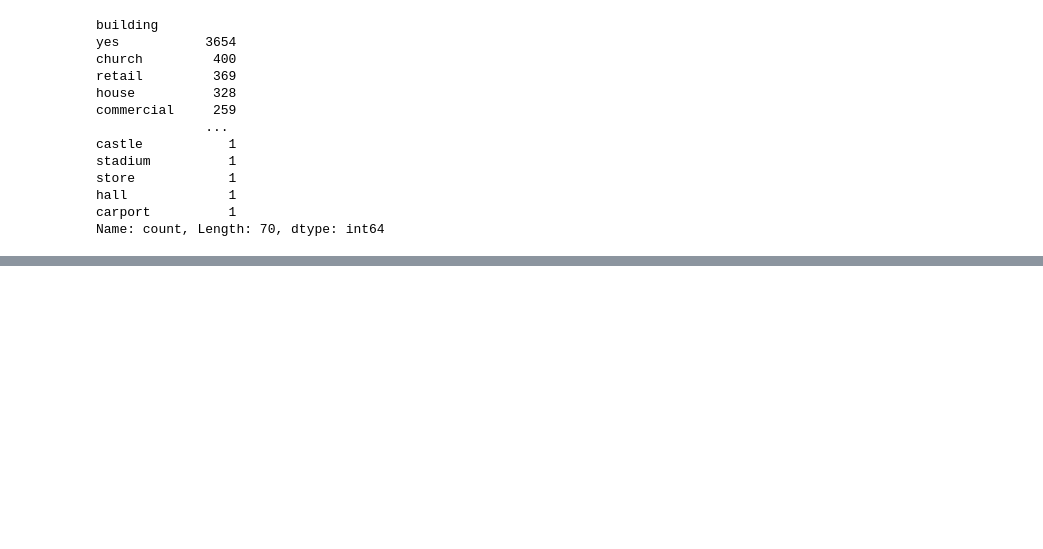
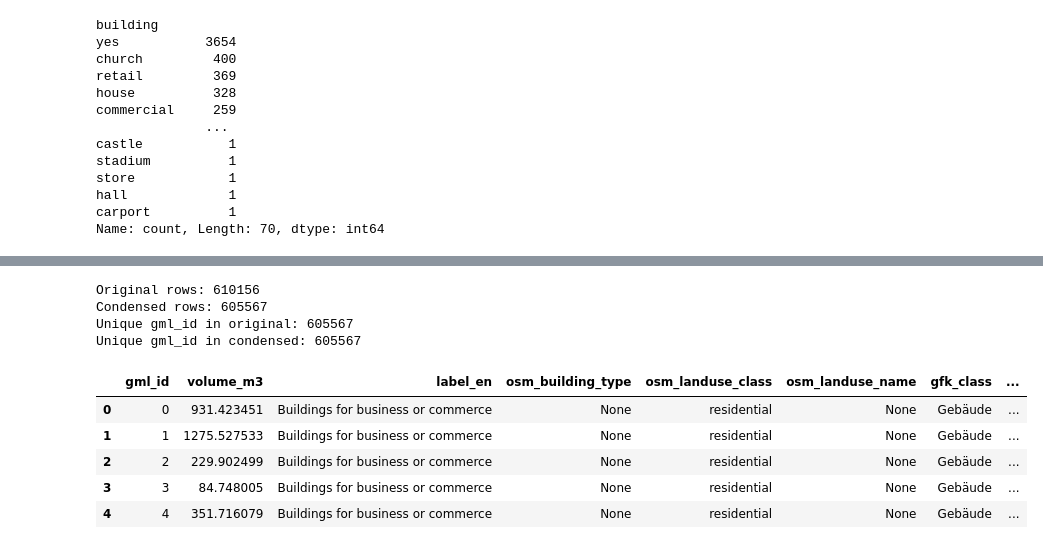
Before and after one commit to TUBS-IVS/Capacity_Calculation-pipeline, a Jupyter notebook: Merge_info-(OSM-ALKIS).ipynb, the cells around one changed output, grey strips where cells are left out. Saved outputs shown, nothing was run; the diff lists cells and outputs as text; code cells hidden in the pictures; blank space fills up the shorter version.

```diff
--- a/Merge_info-(OSM-ALKIS).ipynb
+++ b/Merge_info-(OSM-ALKIS).ipynb
@@ -665,0 +675,8 @@ NameError: name 'result_agg' is not defined
+# %%
+result = result.drop(columns=['index_right',
+                              'match_type',
+                              'snap_dist',
+                              'id'
+                            #   'addr:full',
+                            #   'alkis_address']
+                            ],errors="ignore")
@@ -665,0 +862,19 @@ NameError: name 'result_agg' is not defined
+# %%
+print("Original rows:", len(result))
+print("Condensed rows:", len(condensed))
+print("Unique gml_id in original:", result["gml_id"].nunique())
+print("Unique gml_id in condensed:", condensed["gml_id"].nunique())
+# %% [output]
+Original rows: 610156
+Condensed rows: 605567
+Unique gml_id in original: 605567
+Unique gml_id in condensed: 605567
+# %%
+condensed.head()
+# %% [output]
+|  | gml_id | volume_m3 | label_en | osm_building_type | osm_landuse_class | osm_landuse_name | gfk_class | ... |
+| 0 | 0 | 931.423451 | Buildings for business or commerce | None | residential | None | Gebäude | ... |
+| 1 | 1 | 1275.527533 | Buildings for business or commerce | None | residential | None | Gebäude | ... |
+| 2 | 2 | 229.902499 | Buildings for business or commerce | None | residential | None | Gebäude | ... |
+| 3 | 3 | 84.748005 | Buildings for business or commerce | None | residential | None | Gebäude | ... |
+| 4 | 4 | 351.716079 | Buildings for business or commerce | None | residential | None | Gebäude | ... |
```
Also changed, not shown: parts of 21 cells of this notebook.
